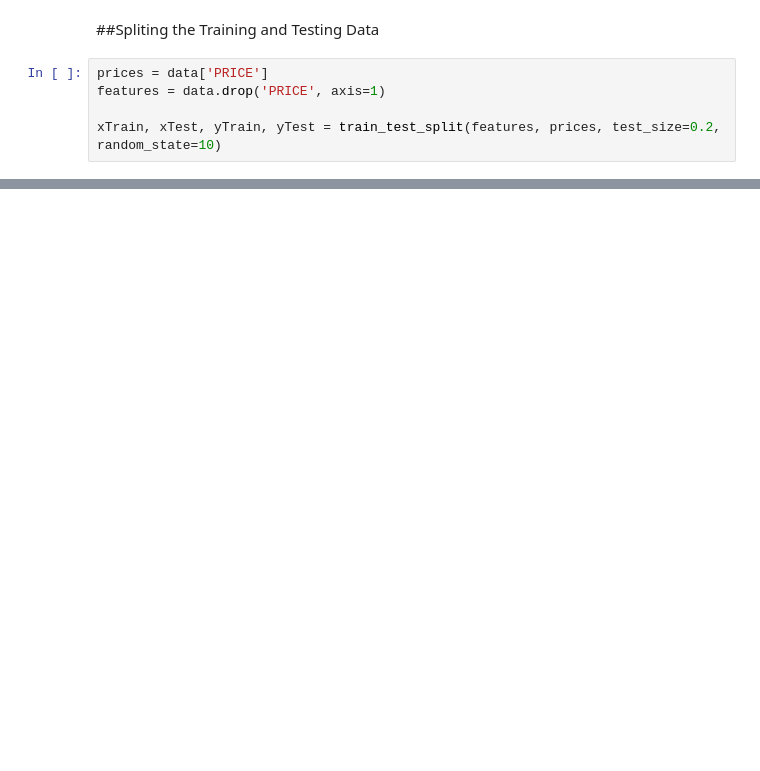
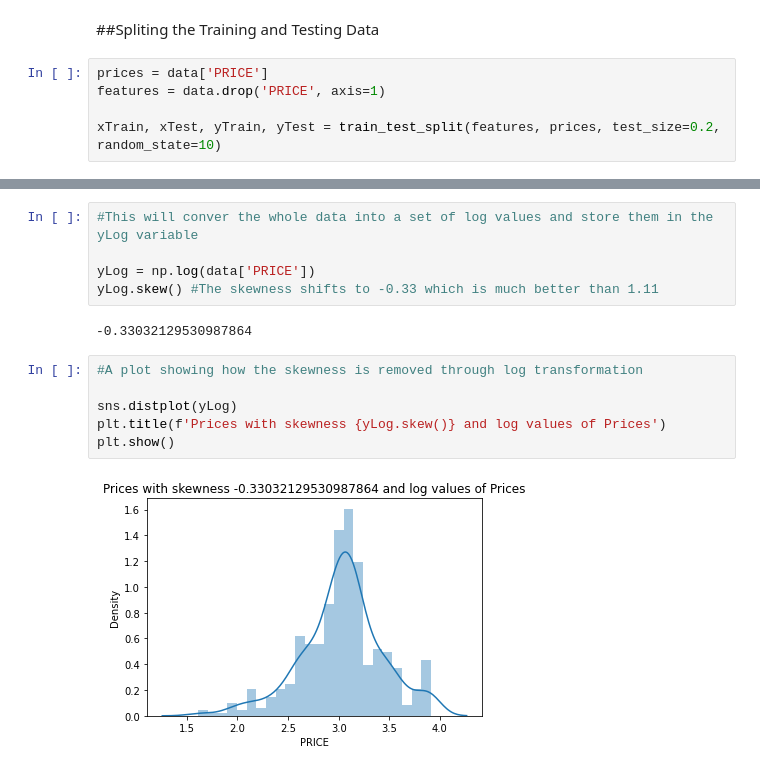
Before and after one commit to makhijakabir/machine-learning, a Jupyter notebook: multivariateRegressionBHP.ipynb, the cells around one changed output, grey strips where cells are left out. Cells and saved outputs as stored; diff of their text form; blank space fills up the shorter version.

```diff
--- a/multivariateRegressionBHP.ipynb
+++ b/multivariateRegressionBHP.ipynb
@@ -293,0 +341,15 @@ xTrain, xTest, yTrain, yTest = train_test_split(features, prices, test_size=0.2,
+# %%
+#This will conver the whole data into a set of log values and store them in the yLog variable
+
+yLog = np.log(data['PRICE'])
+yLog.skew() #The skewness shifts to -0.33 which is much better than 1.11
+# %% [output]
+-0.33032129530987864
+# %%
+#A plot showing how the skewness is removed through log transformation
+
+sns.distplot(yLog)
+plt.title(f'Prices with skewness {yLog.skew()} and log values of Prices')
+plt.show()
+# %% [output]
+[figure, added]
```
Also changed, not shown: parts of 11 cells of this notebook.
